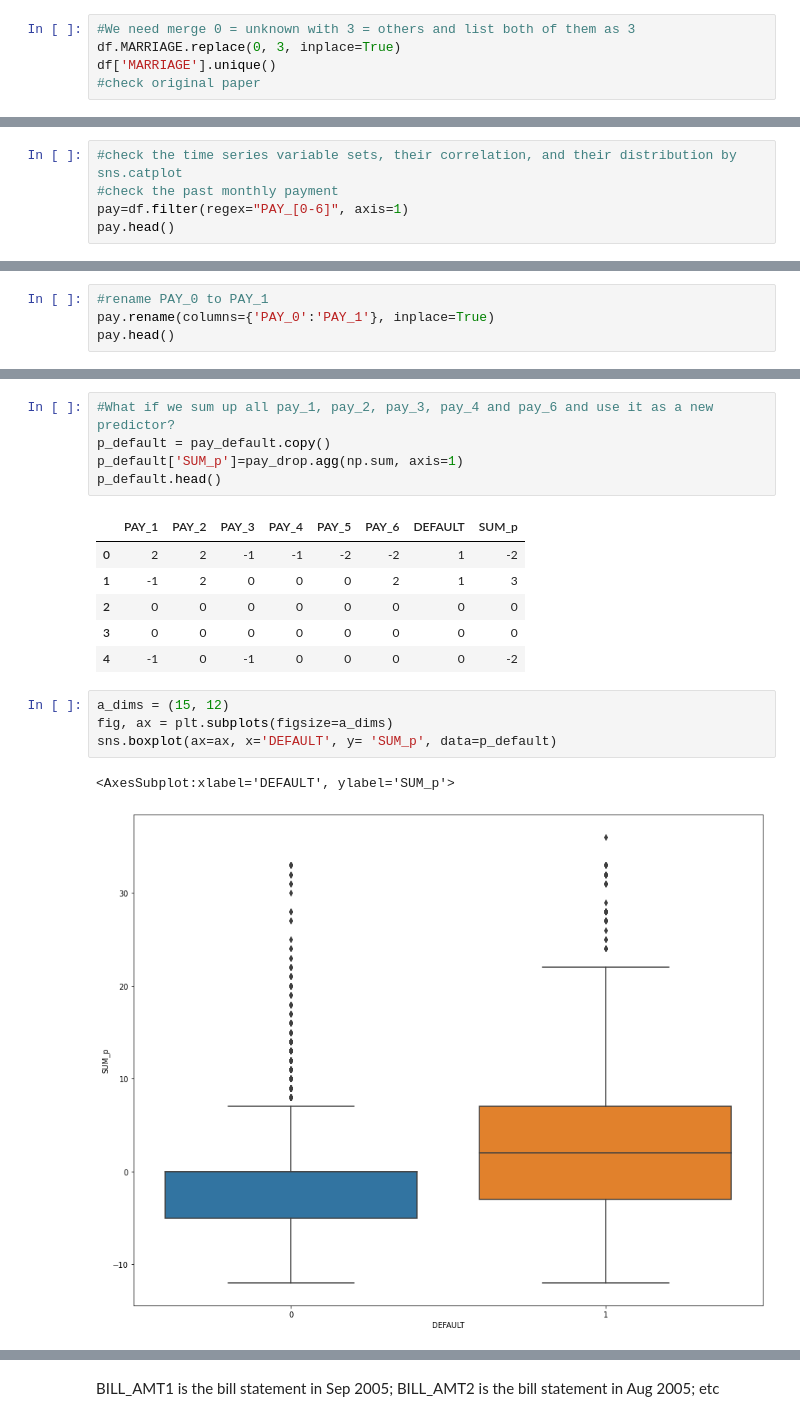
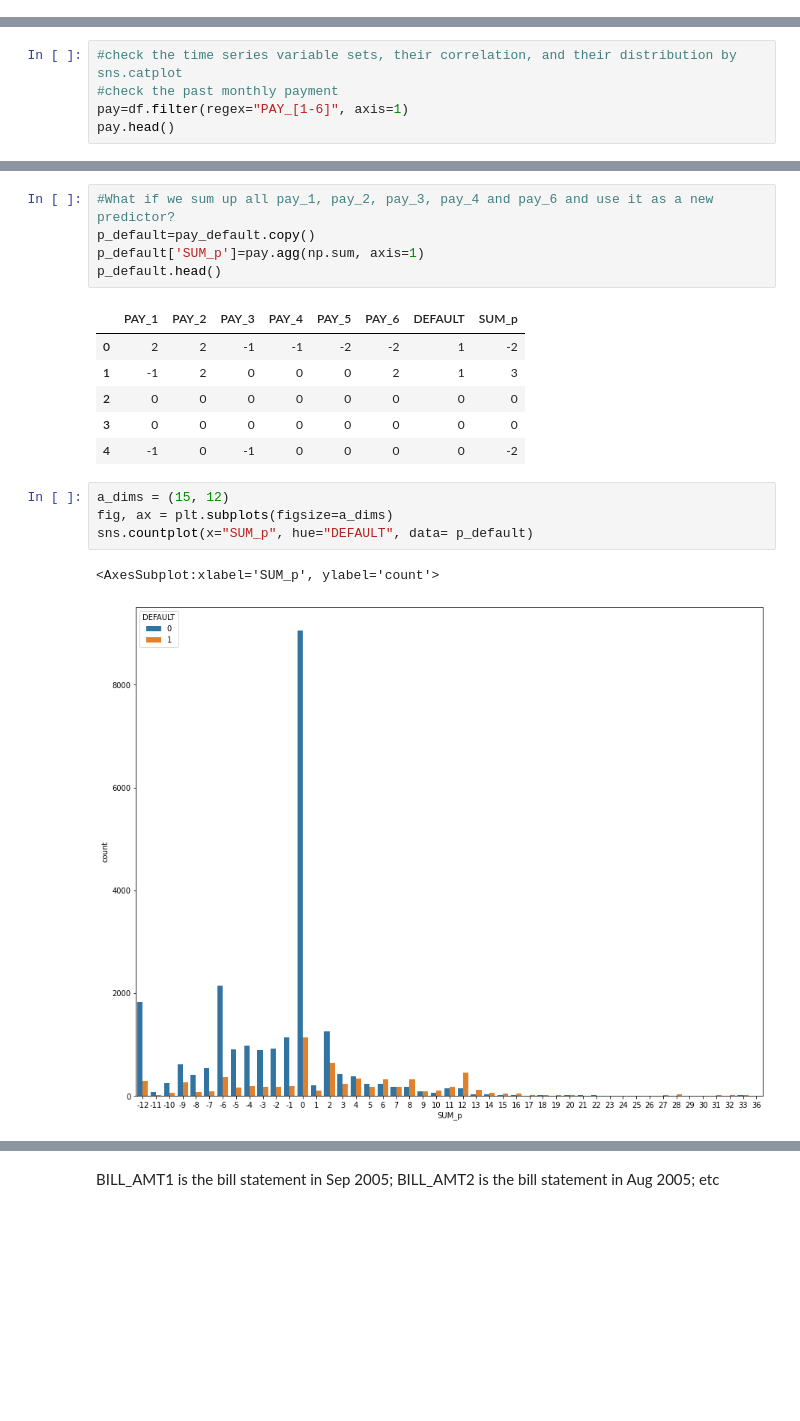
Before and after one commit to Lina-statistics/Capstone_project_Spring_Board, a Jupyter notebook: credit_card_default/feature_engineering.ipynb, the cells around one changed output, grey strips where cells are left out. Cells and saved outputs as stored; diff of their text form; blank space fills up the shorter version.

```diff
--- a/credit_card_default/feature_engineering.ipynb
+++ b/credit_card_default/feature_engineering.ipynb
@@ -79,5 +86,0 @@ array([1, 2, 3, 0], dtype=int64)
-# %%
-#We need merge 0 = unknown with 3 = others and list both of them as 3
-df.MARRIAGE.replace(0, 3, inplace=True)
-df['MARRIAGE'].unique()
-#check original paper
@@ -92,6 +160,6 @@ array([2, 1], dtype=int64)
 # %%
 #check the time series variable sets, their correlation, and their distribution by sns.catplot
 #check the past monthly payment
-pay=df.filter(regex="PAY_[0-6]", axis=1)
+pay=df.filter(regex="PAY_[1-6]", axis=1)
 pay.head()
 # %% [output]
@@ -101,7 +169,3 @@ pay.head()
 | 2 | 0 | 0 | 0 | 0 | 0 | 0 |
 | 3 | 0 | 0 | 0 | 0 | 0 | 0 |
 | 4 | -1 | 0 | -1 | 0 | 0 | 0 |
-# %%
-#rename PAY_0 to PAY_1
-pay.rename(columns={'PAY_0':'PAY_1'}, inplace=True)
-pay.head()
@@ -153,7 +196,7 @@ pay_drop.head()
 # %%
 #What if we sum up all pay_1, pay_2, pay_3, pay_4 and pay_6 and use it as a new predictor?
-p_default = pay_default.copy()
-p_default['SUM_p']=pay_drop.agg(np.sum, axis=1)
+p_default=pay_default.copy()
+p_default['SUM_p']=pay.agg(np.sum, axis=1)
 p_default.head()
 # %% [output]
 |  | PAY_1 | PAY_2 | PAY_3 | PAY_4 | PAY_5 | PAY_6 | DEFAULT | SUM_p |
@@ -165,7 +208,7 @@ p_default.head()
 # %%
 a_dims = (15, 12)
 fig, ax = plt.subplots(figsize=a_dims)
-sns.boxplot(ax=ax, x='DEFAULT', y= 'SUM_p', data=p_default)
+sns.countplot(x="SUM_p", hue="DEFAULT", data= p_default)
 # %% [output]
-<AxesSubplot:xlabel='DEFAULT', ylabel='SUM_p'>
+<AxesSubplot:xlabel='SUM_p', ylabel='count'>
-[figure, old version]
+[figure, new version]
```
Also changed, not shown: parts of 82 cells of this notebook.
